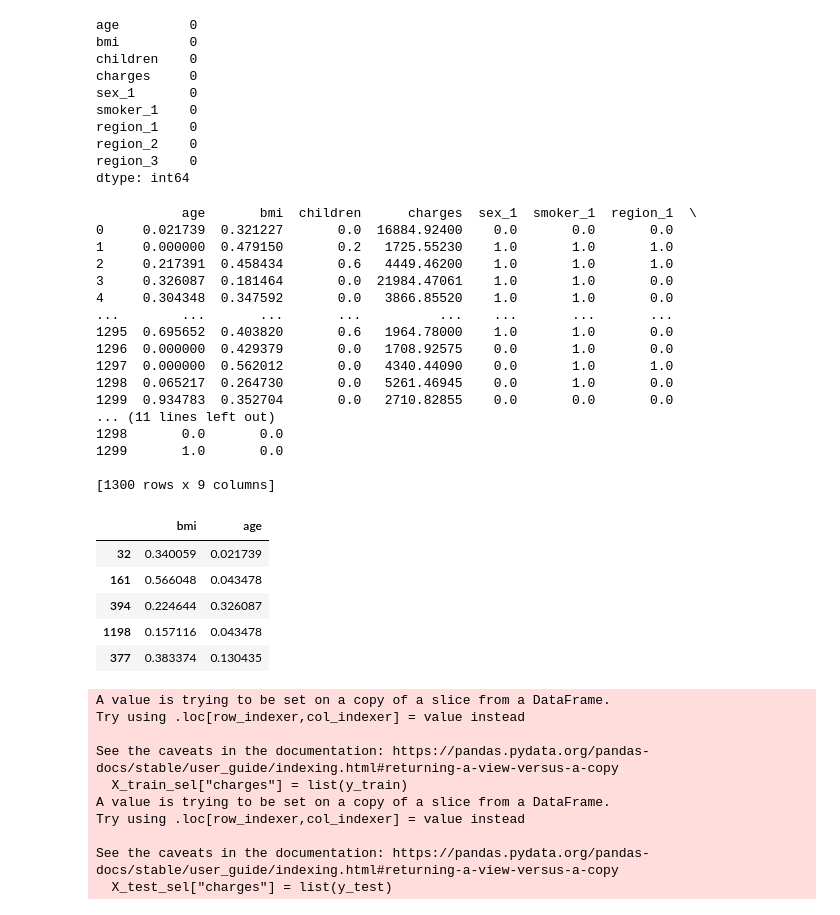
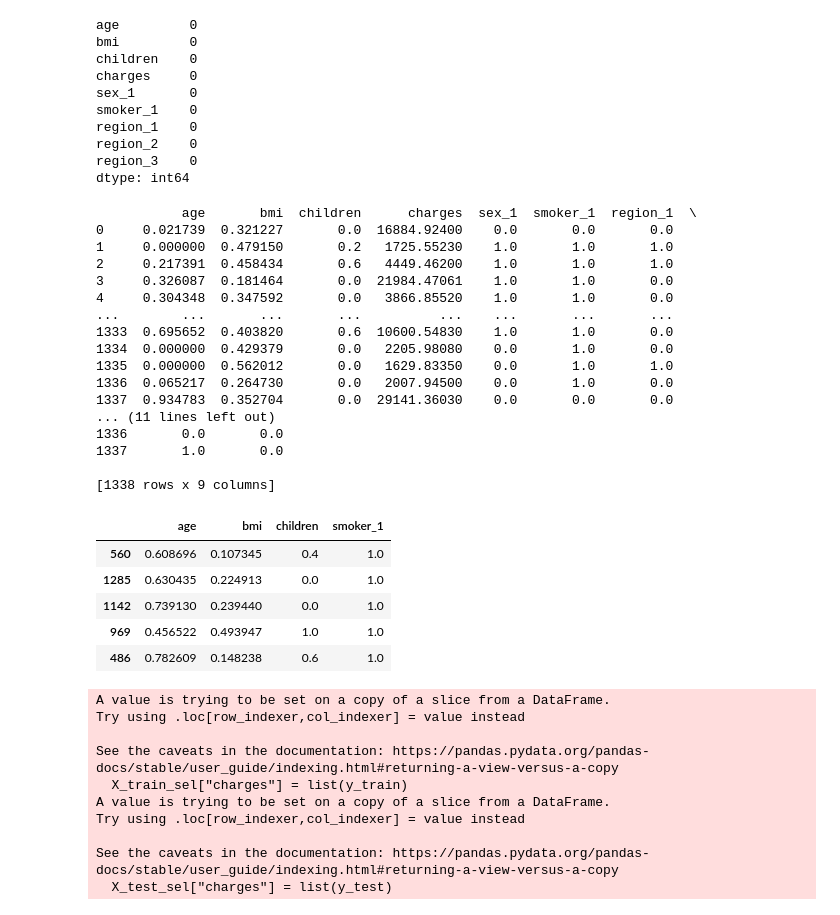
Before and after one commit to Jasn2002/linear-regression-project-tutorial, a Jupyter notebook: exercise.ipynb, the cells around one changed output. Cells and saved outputs as stored; diff of their text form; code cells hidden in the pictures.

```diff
--- a/exercise.ipynb
+++ b/exercise.ipynb
@@ -154,7 +154,6 @@ def outlier_analysis(column : pd.Series) -> None:
 
 outlier_analysis(df['charges'])
 
-df = df[df["charges"] < 45000]
 df
 # %% [output]
 The upper and lower limits for finding outliers in charges are 34489.35 and -13109.15, with an interquartile range of 11899.63
@@ -205,16 +204,16 @@ print(df_scaled)
 3     0.326087  0.181464       0.0  21984.47061    1.0       1.0       0.0
 4     0.304348  0.347592       0.0   3866.85520    1.0       1.0       0.0
 ...        ...       ...       ...          ...    ...       ...       ...
-1295  0.695652  0.403820       0.6   1964.78000    1.0       1.0       0.0
-1296  0.000000  0.429379       0.0   1708.92575    0.0       1.0       0.0
-1297  0.000000  0.562012       0.0   4340.44090    0.0       1.0       1.0
-1298  0.065217  0.264730       0.0   5261.46945    0.0       1.0       0.0
-1299  0.934783  0.352704       0.0   2710.82855    0.0       0.0       0.0
+1333  0.695652  0.403820       0.6  10600.54830    1.0       1.0       0.0
+1334  0.000000  0.429379       0.0   2205.98080    0.0       1.0       0.0
+1335  0.000000  0.562012       0.0   1629.83350    0.0       1.0       1.0
+1336  0.065217  0.264730       0.0   2007.94500    0.0       1.0       0.0
+1337  0.934783  0.352704       0.0  29141.36030    0.0       0.0       0.0
 ... (11 lines left out)
-1298       0.0       0.0
-1299       1.0       0.0
+1336       0.0       0.0
+1337       1.0       0.0
 
-[1300 rows x 9 columns]
+[1338 rows x 9 columns]
 # %%
 #Splitting the data
 from sklearn.model_selection import train_test_split
@@ -227,17 +226,17 @@ y = df_scaled["charges"]
 X_train, X_test, y_train, y_test = train_test_split(X, y, test_size = 0.2, random_state = 42)
 # %%
 #Feature selection
-X_train_sel = X_train[["bmi", "age"]]
-X_test_sel = X_test[["bmi", "age"]]
+X_train_sel = X_train[[ "age","bmi","children", "smoker_1"]]
+X_test_sel = X_test[[ "age","bmi","children", "smoker_1"]]
 
 X_train_sel.head()
 # %% [output]
-|  | bmi | age |
-| 32 | 0.340059 | 0.021739 |
-| 161 | 0.566048 | 0.043478 |
-| 394 | 0.224644 | 0.326087 |
-| 1198 | 0.157116 | 0.043478 |
-| 377 | 0.383374 | 0.130435 |
+|  | age | bmi | children | smoker_1 |
+| 560 | 0.608696 | 0.107345 | 0.4 | 1.0 |
+| 1285 | 0.630435 | 0.224913 | 0.0 | 1.0 |
+| 1142 | 0.739130 | 0.239440 | 0.0 | 1.0 |
+| 969 | 0.456522 | 0.493947 | 1.0 | 1.0 |
+| 486 | 0.782609 | 0.148238 | 0.6 | 1.0 |
 # %%
 X_train_sel["charges"] = list(y_train)
 X_test_sel["charges"] = list(y_test)
```
Also changed, not shown: parts of 5 cells of this notebook, 2 other files.
